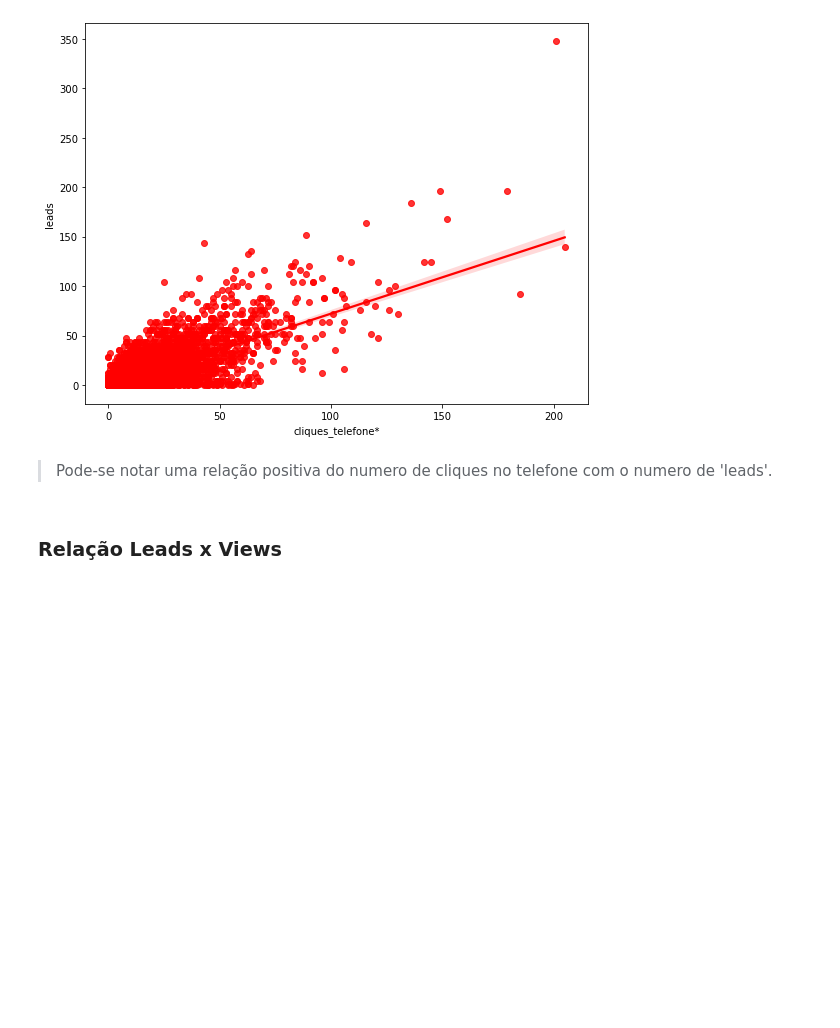
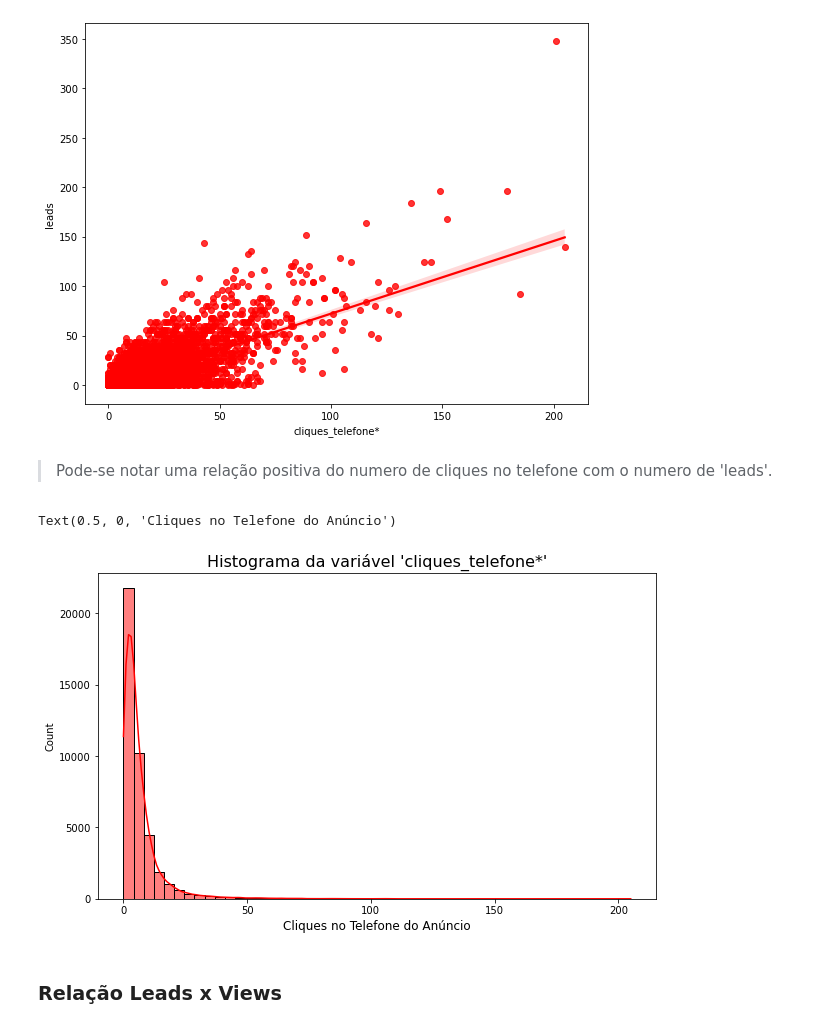
Before and after one commit to rafajovelho/Case1, a Jupyter notebook: Case-GCBInvestimentosipynb.ipynb, the cells around one changed output. Saved outputs shown, nothing was run; the diff lists cells and outputs as text; code cells hidden in the pictures; blank space fills up the shorter version.

```diff
--- a/Case-GCBInvestimentosipynb.ipynb
+++ b/Case-GCBInvestimentosipynb.ipynb
@@ -1147,6 +1160,16 @@ sns.regplot(data = df, x = 'cliques_telefone*', y = 'leads', color = 'r');
 [figure]
 # %% [markdown]
 > Pode-se notar uma relação positiva do numero de cliques no telefone com o numero de 'leads'.
+# %%
+# Visualizando a variável 'cliques_telefone*'
+plt.figure(figsize = (10,6))
+
+sns.histplot(data = df, x = 'cliques_telefone*',bins = 50, color = 'r', kde = True)
+plt.title("Histograma da variável 'cliques_telefone*'", fontdict={'fontsize':16})
+plt.xlabel('Cliques no Telefone do Anúncio', fontdict={'fontsize':12})
+# %% [output]
+Text(0.5, 0, 'Cliques no Telefone do Anúncio')
+[figure, added]
 # %% [markdown]
 ### Relação Leads x Views
 # %% [markdown]
```
Also changed, not shown: parts of 57 cells of this notebook.
